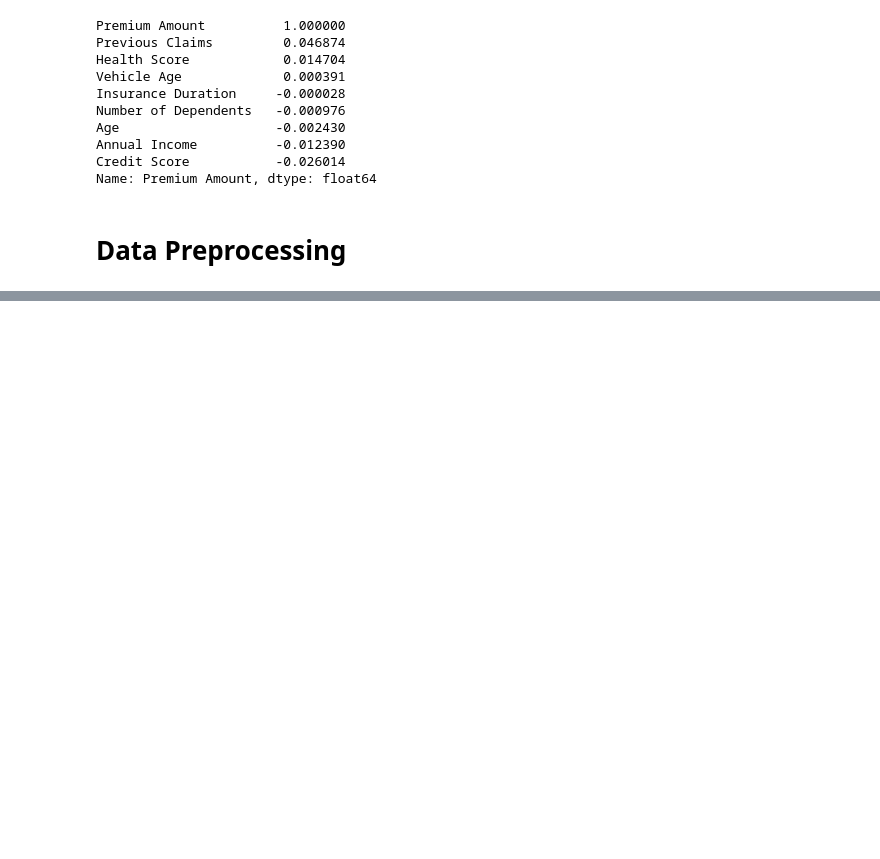
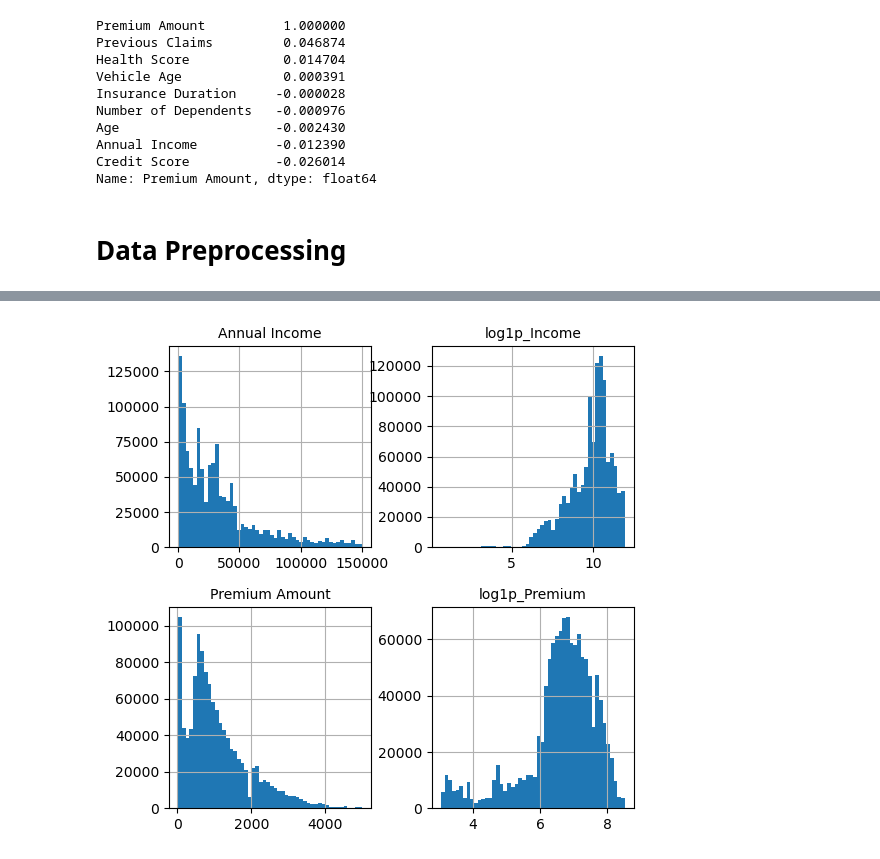
Before and after one commit to Arsham2002/insurance-premium-prediction, a Jupyter notebook: t2.ipynb, the cells around one changed output, grey strips where cells are left out. Saved outputs shown, nothing was run; the diff lists cells and outputs as text; code cells hidden in the pictures; blank space fills up the shorter version.

Commit message:
Data Preprocessing

```diff
--- a/t2.ipynb
+++ b/t2.ipynb
@@ -103,0 +126,12 @@ Name: Premium Amount, dtype: float64
+# %%
+from sklearn.impute import SimpleImputer
+
+numberical_imputer  = SimpleImputer(strategy='mean')
+categorical_imputer = SimpleImputer(strategy='most_frequent')
+numberical_columns  = float_features.columns
+categorical_columns = list(set(train.columns) - set(numberical_columns) - set(['id', 'Policy Start Date']))
+
+train[numberical_columns]  = numberical_imputer.fit_transform(train[numberical_columns])
+train[categorical_columns] = categorical_imputer.fit_transform(train[categorical_columns])
+
+train.isnull().sum()
@@ -103,0 +156,9 @@ Name: Premium Amount, dtype: float64
+# %%
+from sklearn.preprocessing import OneHotEncoder
+
+encoder      = OneHotEncoder()
+encoded_data = encoder.fit_transform(train[categorical_columns])
+encoded_df   = pd.DataFrame(encoded_data.toarray(), columns=encoder.get_feature_names_out(categorical_columns))
+train = train.drop(columns=categorical_columns)
+train = pd.concat([train, encoded_df], axis=1)
+train
@@ -103,0 +179,16 @@ Name: Premium Amount, dtype: float64
+# %%
+import numpy as np
+
+train['log1p_Income'] = np.log1p(train['Annual Income'])
+train['log1p_Premium'] = np.log1p(train['Premium Amount'])
+plt.rc('font', size=10)
+plt.rc('axes', labelsize=10, titlesize=10)
+plt.rc('legend', fontsize=14)
+plt.rc('xtick', labelsize=10)
+plt.rc('ytick', labelsize=10)
+
+train[['Annual Income', 'log1p_Income', 'Premium Amount', 'log1p_Premium']].hist(bins=50, figsize=(6, 6))
+plt.savefig("Images/log1p_hist.png")
+plt.show()
+# %% [output]
+[figure, added]
```
Also changed, not shown: parts of 11 cells of this notebook.
